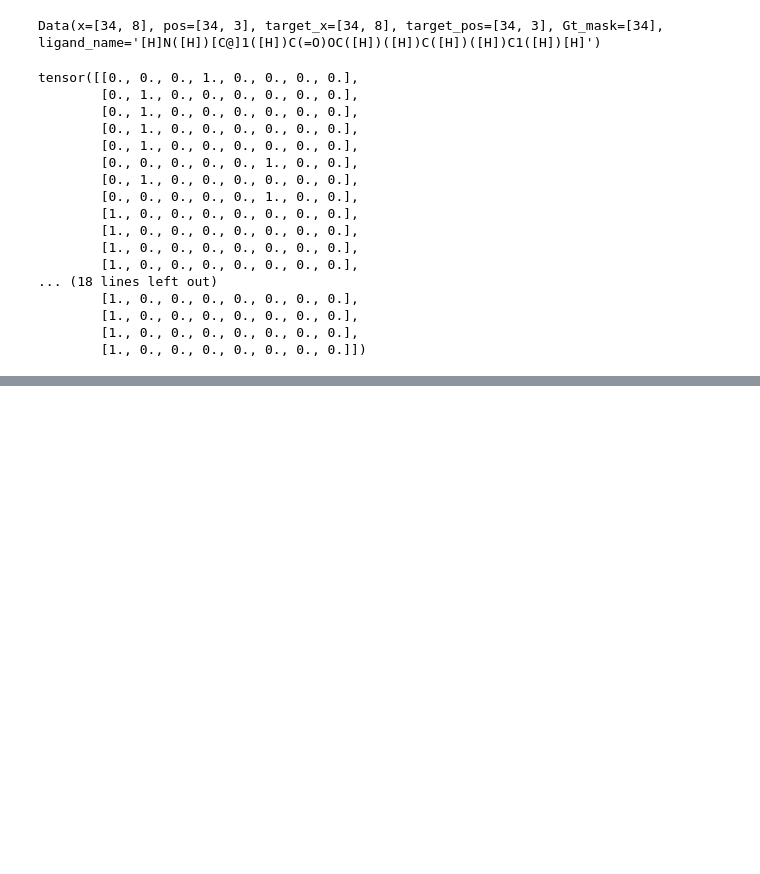
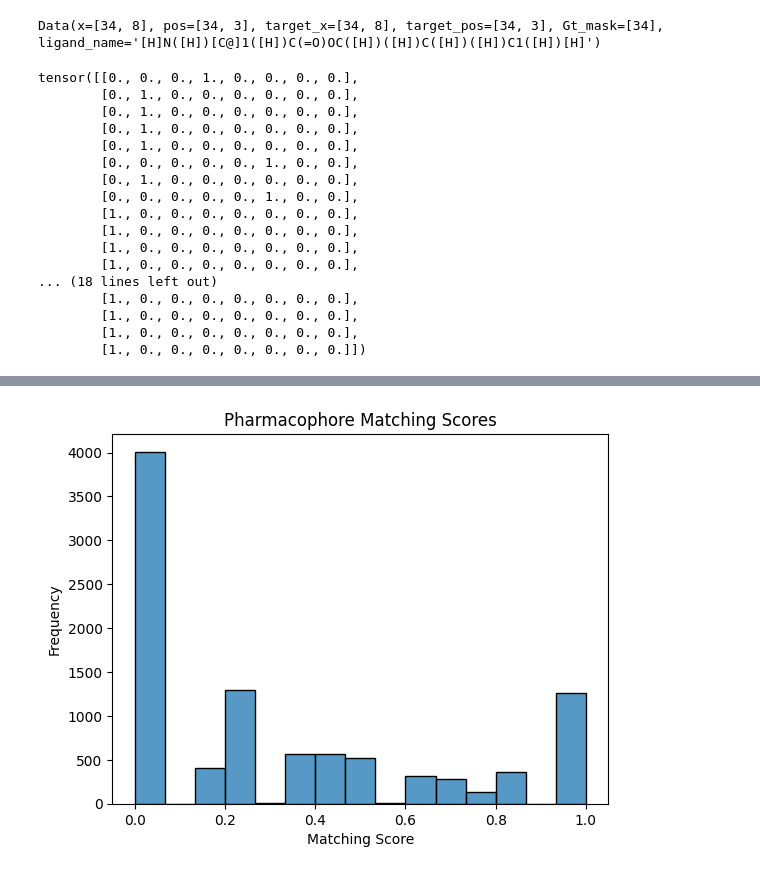
Before and after one commit to conghaowang/PP2Drug, a Jupyter notebook: src/notebooks/pp_matching.ipynb, the cells around one changed output, grey strips where cells are left out. Cells and saved outputs as stored; diff of their text form; code cells hidden in the pictures; blank space fills up the shorter version.

```diff
--- a/src/notebooks/pp_matching.ipynb
+++ b/src/notebooks/pp_matching.ipynb
@@ -233,0 +363,3 @@ gen_pp_info
+# %%
+match = pp_match(pp_types, pp_positions, ref_pp_info)
+match
@@ -233,0 +372,24 @@ gen_pp_info
+# %%
+num_classes = len(PP_TYPE_MAPPING.keys())
+score_dict = {}
+match_dict = {}
+for file in tqdm(os.listdir(generated_path)):
+    smi = file.split('.')[0]
+    mol_path = os.path.join(generated_path, smi+'.sdf')
+    rdmol = Chem.MolFromMolFile(mol_path, sanitize=False)
+    pbmol = next(pybel.readfile("sdf", mol_path))
+    try:
+        ligand = Ligand(pbmol, rdmol, atom_positions=None, conformer_axis=None, filtering=False)
+    except:
+        print('ligand init failed')
+    pp_atom_indices, pp_positions, pp_types, pp_index = extract_pp(ligand, num_classes)
+
+    ref_pp_info = gen_pp_info[smi]
+    if isinstance(ref_pp_info['pp_types'], list):
+        print(ref_pp_info)
+        ref_pp_info = {k:v[-1] for k, v in ref_pp_info.items()}
+
+    match = pp_match(pp_types, pp_positions, ref_pp_info)
+    match_dict[smi] = match
+    score = np.mean(match)
+    score_dict[smi] = score
@@ -233,0 +498,13 @@ gen_pp_info
+# %%
+scores = np.array([v for v in score_dict.values()])
+scores = np.clip(scores, 0, 1)
+# %%
+ax = sns.histplot(scores, bins=15)
+# ax.bar_label('{:.2f} %'.format(ax.containers[0]))
+ax.set_title('Pharmacophore Matching Scores')
+ax.set_xlabel('Matching Score')
+ax.set_ylabel('Frequency')
+plt.savefig(generated_path + '_score_dist.png', dpi = 300)
+plt.show()
+# %% [output]
+[figure, added]
```
Also changed, not shown: parts of 36 cells of this notebook, 2 other files.
